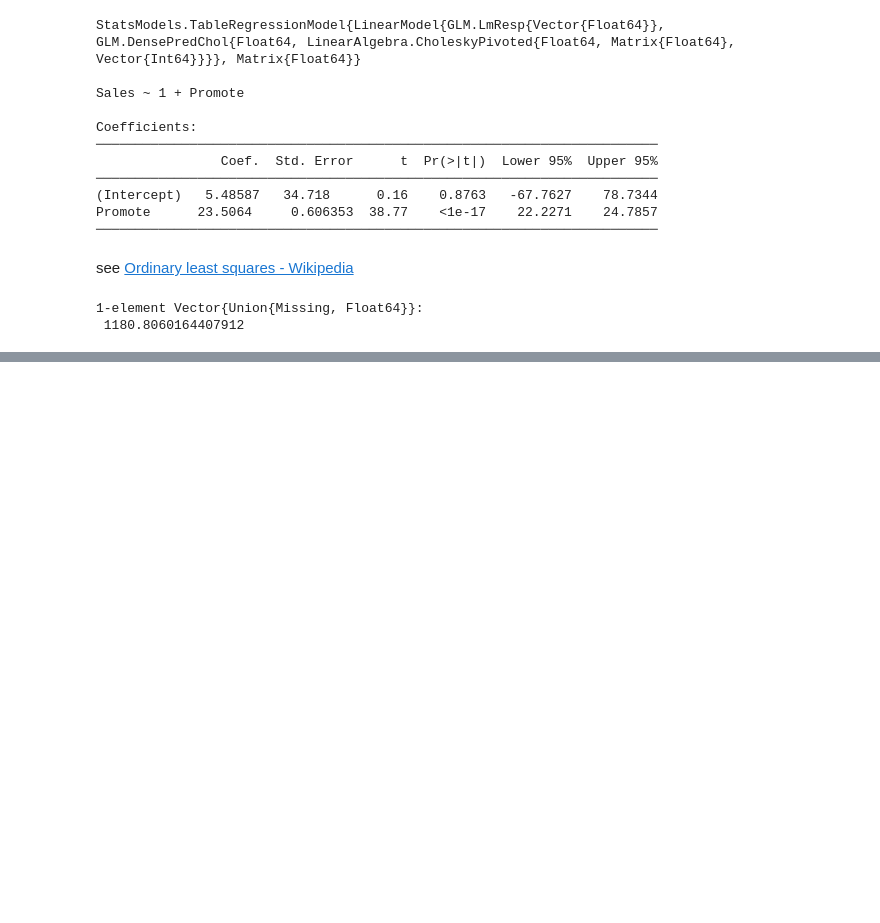
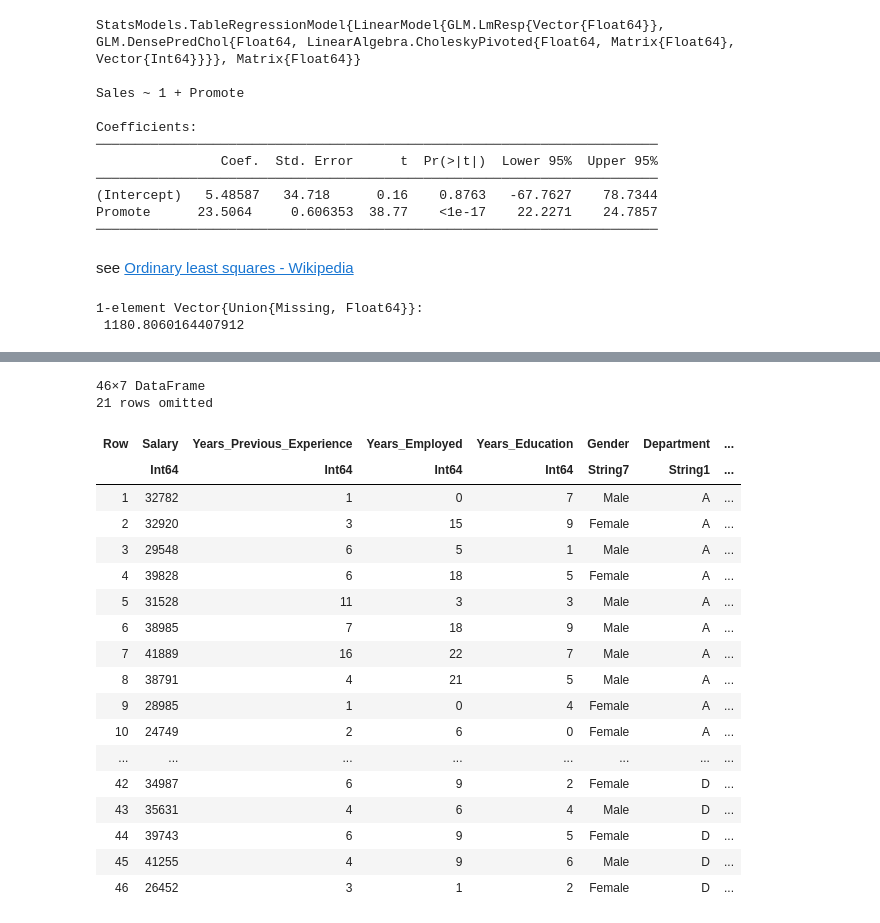
Before and after one commit to davzoku/get-started-julia, a Jupyter notebook: Regression.ipynb, the cells around one changed output, grey strips where cells are left out. Saved outputs shown, nothing was run; the diff lists cells and outputs as text; code cells hidden in the pictures; blank space fills up the shorter version.

```diff
--- a/Regression.ipynb
+++ b/Regression.ipynb
@@ -123,0 +133,23 @@ predict(ols, DataFrame(Promote= [50]))
+# %%
+df2 = CSV.read("data/salary.csv", DataFrame)
+# %% [output]
+46×7 DataFrame
+21 rows omitted
+| Row | Salary | Years_Previous_Experience | Years_Employed | Years_Education | Gender | Department | ... |
+|  | Int64 | Int64 | Int64 | Int64 | String7 | String1 | ... |
+| 1 | 32782 | 1 | 0 | 7 | Male | A | ... |
+| 2 | 32920 | 3 | 15 | 9 | Female | A | ... |
+| 3 | 29548 | 6 | 5 | 1 | Male | A | ... |
+| 4 | 39828 | 6 | 18 | 5 | Female | A | ... |
+| 5 | 31528 | 11 | 3 | 3 | Male | A | ... |
+| 6 | 38985 | 7 | 18 | 9 | Male | A | ... |
+| 7 | 41889 | 16 | 22 | 7 | Male | A | ... |
+| 8 | 38791 | 4 | 21 | 5 | Male | A | ... |
+| 9 | 28985 | 1 | 0 | 4 | Female | A | ... |
+| 10 | 24749 | 2 | 6 | 0 | Female | A | ... |
+| ... | ... | ... | ... | ... | ... | ... | ... |
+| 42 | 34987 | 6 | 9 | 2 | Female | D | ... |
+| 43 | 35631 | 4 | 6 | 4 | Male | D | ... |
+| 44 | 39743 | 6 | 9 | 5 | Female | D | ... |
+| 45 | 41255 | 4 | 9 | 6 | Male | D | ... |
+| 46 | 26452 | 3 | 1 | 2 | Female | D | ... |
```
Also changed, not shown: parts of 12 cells of this notebook, 2 other files.
